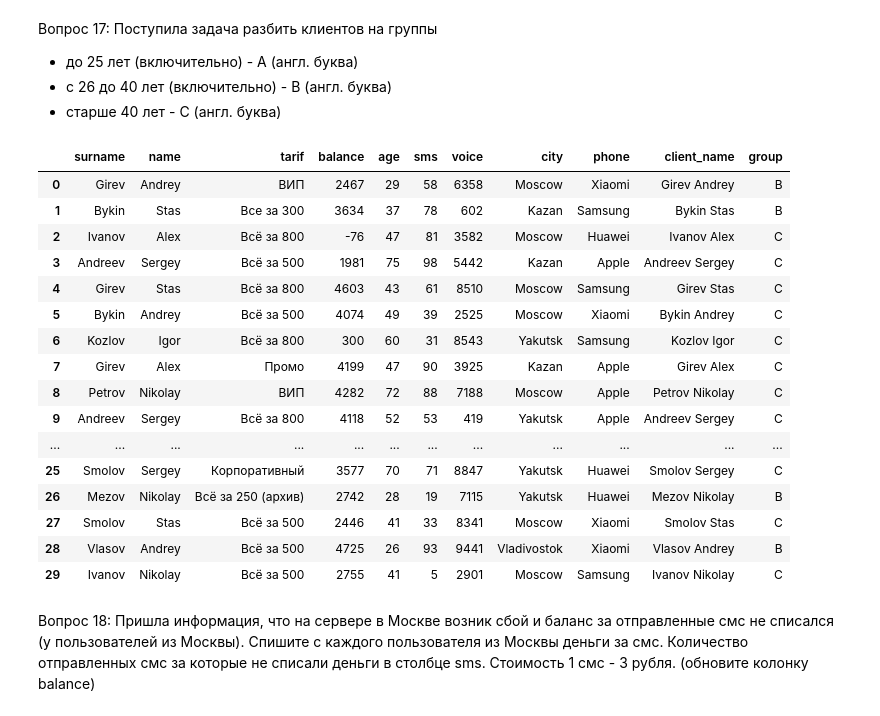
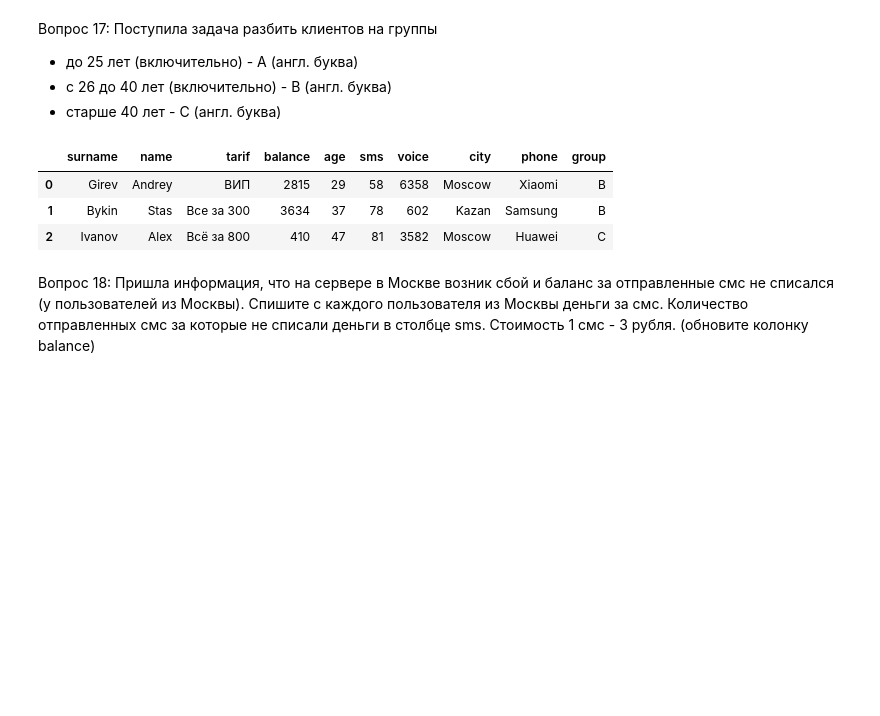
Before and after one commit to m-yastreb/python-practice-analysis, a Jupyter notebook: pandas_practice_project/phone_tariffs_project.ipynb, the cells around one changed output. Cells and saved outputs as stored; diff of their text form; code cells hidden in the pictures; blank space fills up the shorter version.

```diff
--- a/pandas_practice_project/phone_tariffs_project.ipynb
+++ b/pandas_practice_project/phone_tariffs_project.ipynb
@@ -8,7 +8,7 @@ import numpy as np
 # %% [markdown]
 Прочитаем файл phone_tariffs_project.csv и сохраним его в переменной df.
 # %%
-df = pd.read_csv(r'phone_tariffs_project.csv', sep =';', header = None, names = ['surname', 'name', 'tarif', 'balance', 'age', 'sms', 'voice', 'city', 'phone'])
+df = pd.read_csv(r'C:/Users/Mariya/PycharmProjects/python-practice-analysis/pandas_practice_project/phone_tariffs_project.csv', sep =';', header = None, names = ['surname', 'name', 'tarif', 'balance', 'age', 'sms', 'voice', 'city', 'phone'])
 # %% [markdown]
 Получение первых 10 строк таблицы.
 # %%
@@ -230,25 +217,12 @@ df
 * старше 40 лет - C (англ. буква)
 # %%
 df['group'] = np.where(df['age']<=25,'A',np.where(df['age'] > 40, 'C','B')) # создала новый столбец сразу с присвоенными ему значениями
-df
+df.head(3)
 # %% [output]
-|  | surname | name | tarif | balance | age | sms | voice | city | phone | client_name | group |
-| 0 | Girev | Andrey | ВИП | 2467 | 29 | 58 | 6358 | Moscow | Xiaomi | Girev Andrey | B |
-| 1 | Bykin | Stas | Все за 300 | 3634 | 37 | 78 | 602 | Kazan | Samsung | Bykin Stas | B |
-| 2 | Ivanov | Alex | Всё за 800 | -76 | 47 | 81 | 3582 | Moscow | Huawei | Ivanov Alex | C |
-| 3 | Andreev | Sergey | Всё за 500 | 1981 | 75 | 98 | 5442 | Kazan | Apple | Andreev Sergey | C |
-| 4 | Girev | Stas | Всё за 800 | 4603 | 43 | 61 | 8510 | Moscow | Samsung | Girev Stas | C |
-| 5 | Bykin | Andrey | Всё за 500 | 4074 | 49 | 39 | 2525 | Moscow | Xiaomi | Bykin Andrey | C |
-| 6 | Kozlov | Igor | Всё за 800 | 300 | 60 | 31 | 8543 | Yakutsk | Samsung | Kozlov Igor | C |
-| 7 | Girev | Alex | Промо | 4199 | 47 | 90 | 3925 | Kazan | Apple | Girev Alex | C |
-| 8 | Petrov | Nikolay | ВИП | 4282 | 72 | 88 | 7188 | Moscow | Apple | Petrov Nikolay | C |
-| 9 | Andreev | Sergey | Всё за 800 | 4118 | 52 | 53 | 419 | Yakutsk | Apple | Andreev Sergey | C |
-| ... | ... | ... | ... | ... | ... | ... | ... | ... | ... | ... | ... |
-| 25 | Smolov | Sergey | Корпоративный | 3577 | 70 | 71 | 8847 | Yakutsk | Huawei | Smolov Sergey | C |
-| 26 | Mezov | Nikolay | Всё за 250 (архив) | 2742 | 28 | 19 | 7115 | Yakutsk | Huawei | Mezov Nikolay | B |
-| 27 | Smolov | Stas | Всё за 500 | 2446 | 41 | 33 | 8341 | Moscow | Xiaomi | Smolov Stas | C |
-| 28 | Vlasov | Andrey | Всё за 500 | 4725 | 26 | 93 | 9441 | Vladivostok | Xiaomi | Vlasov Andrey | B |
-| 29 | Ivanov | Nikolay | Всё за 500 | 2755 | 41 | 5 | 2901 | Moscow | Samsung | Ivanov Nikolay | C |
+|  | surname | name | tarif | balance | age | sms | voice | city | phone | group |
+| 0 | Girev | Andrey | ВИП | 2815 | 29 | 58 | 6358 | Moscow | Xiaomi | B |
+| 1 | Bykin | Stas | Все за 300 | 3634 | 37 | 78 | 602 | Kazan | Samsung | B |
+| 2 | Ivanov | Alex | Всё за 800 | 410 | 47 | 81 | 3582 | Moscow | Huawei | C |
 # %% [markdown]
 Вопрос 18: Пришла информация, что на сервере в Москве возник сбой и баланс за отправленные смс не списался (у пользователей из Москвы). Спишите с каждого пользователя из Москвы деньги за смс. Количество отправленных смс за которые не списали деньги в столбце sms. Стоимость 1 смс - 3 рубля. (обновите колонку balance)
 # %%
```
Also changed, not shown: parts of 8 cells of this notebook.
